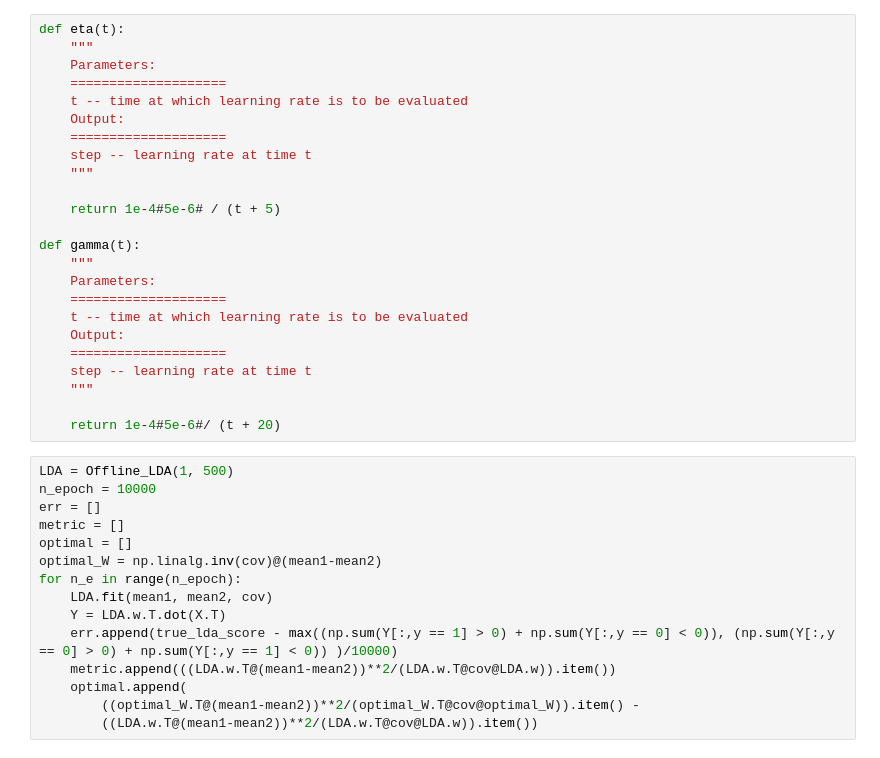
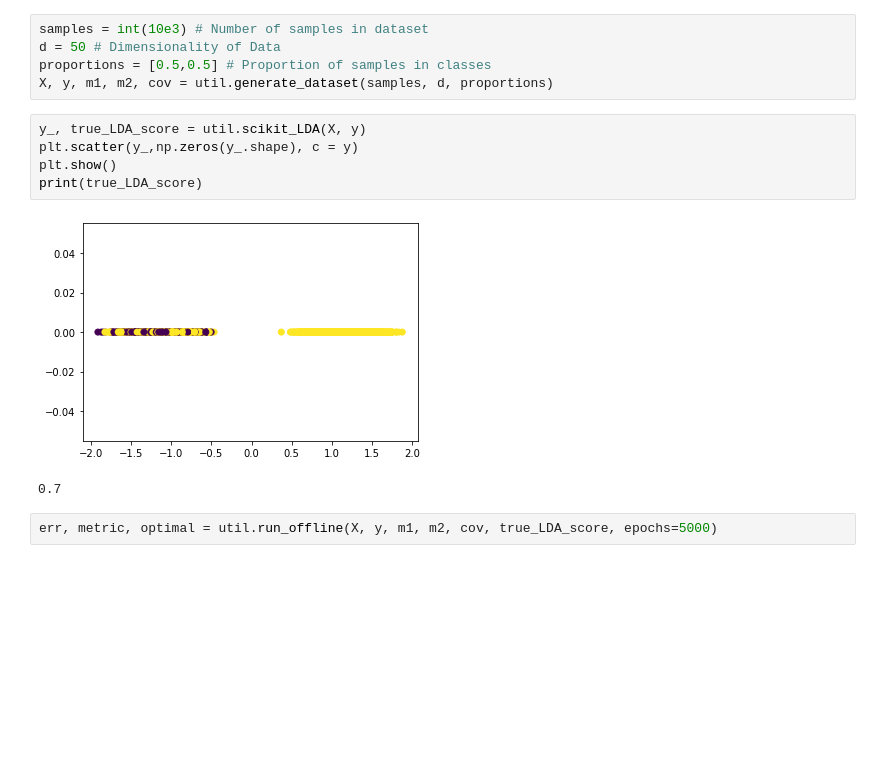
Before and after one commit to flatironinstitute/bio-lda, a Jupyter notebook: LDA.ipynb, the cells around one changed output. Saved outputs shown, nothing was run; the diff lists cells and outputs as text; blank space fills up the shorter version.

```diff
--- a/LDA.ipynb
+++ b/LDA.ipynb
@@ -197,42 +9,18 @@ true_lda_score = max((np.sum(y_[y == 1] > 0) + np.sum(y_[y == 0] < 0)), (np.sum(
-# %%
-def eta(t):
-    """
-    Parameters:
-    ====================
-    t -- time at which learning rate is to be evaluated
-    Output:
-    ====================
-    step -- learning rate at time t
-    """
-
-    return 1e-4#5e-6# / (t + 5)
-
-def gamma(t):
-    """
-    Parameters:
-    ====================
-    t -- time at which learning rate is to be evaluated
-    Output:
-    ====================
-    step -- learning rate at time t
-    """
-
-    return 1e-4#5e-6#/ (t + 20)
-# %%
-LDA = Offline_LDA(1, 500)
-n_epoch = 10000
-err = []
-metric = []
-optimal = []
-optimal_W = np.linalg.inv(cov)@(mean1-mean2)
-for n_e in range(n_epoch):
-    LDA.fit(mean1, mean2, cov)
-    Y = LDA.w.T.dot(X.T)
-    err.append(true_lda_score - max((np.sum(Y[:,y == 1] > 0) + np.sum(Y[:,y == 0] < 0)), (np.sum(Y[:,y == 0] > 0) + np.sum(Y[:,y == 1] < 0)) )/10000)
-    metric.append(((LDA.w.T@(mean1-mean2))**2/(LDA.w.T@cov@LDA.w)).item())
-    optimal.append(
-        ((optimal_W.T@(mean1-mean2))**2/(optimal_W.T@cov@optimal_W)).item() -
-        ((LDA.w.T@(mean1-mean2))**2/(LDA.w.T@cov@LDA.w)).item())
+# %%
+samples = int(10e3) # Number of samples in dataset
+d = 50 # Dimensionality of Data
+proportions = [0.5,0.5] # Proportion of samples in classes
+X, y, m1, m2, cov = util.generate_dataset(samples, d, proportions)
+# %%
+y_, true_LDA_score = util.scikit_LDA(X, y)
+plt.scatter(y_,np.zeros(y_.shape), c = y)
+plt.show()
+print(true_LDA_score)
+# %% [output]
+[figure, added]
+0.7
+# %%
+err, metric, optimal = util.run_offline(X, y, m1, m2, cov, true_LDA_score, epochs=5000)
 # %%
 fig, axs = plt.subplots(3,1, figsize=(8,10))
 
```
Also changed, not shown: parts of 21 cells of this notebook, 8 other files.
